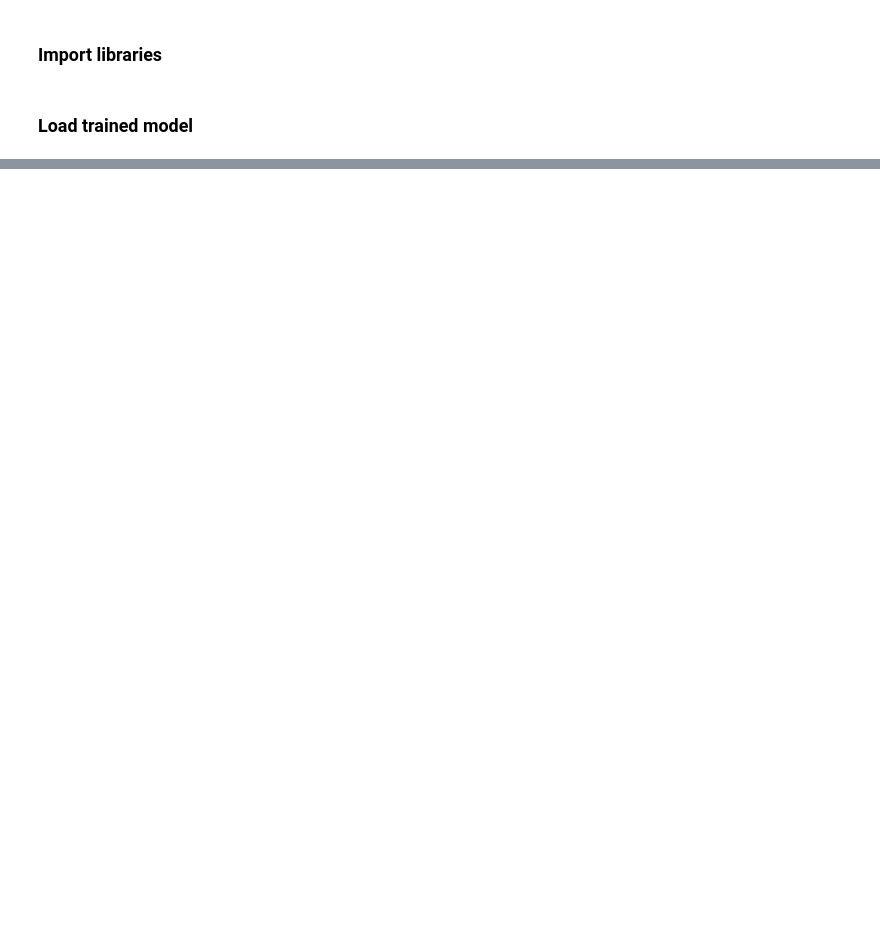
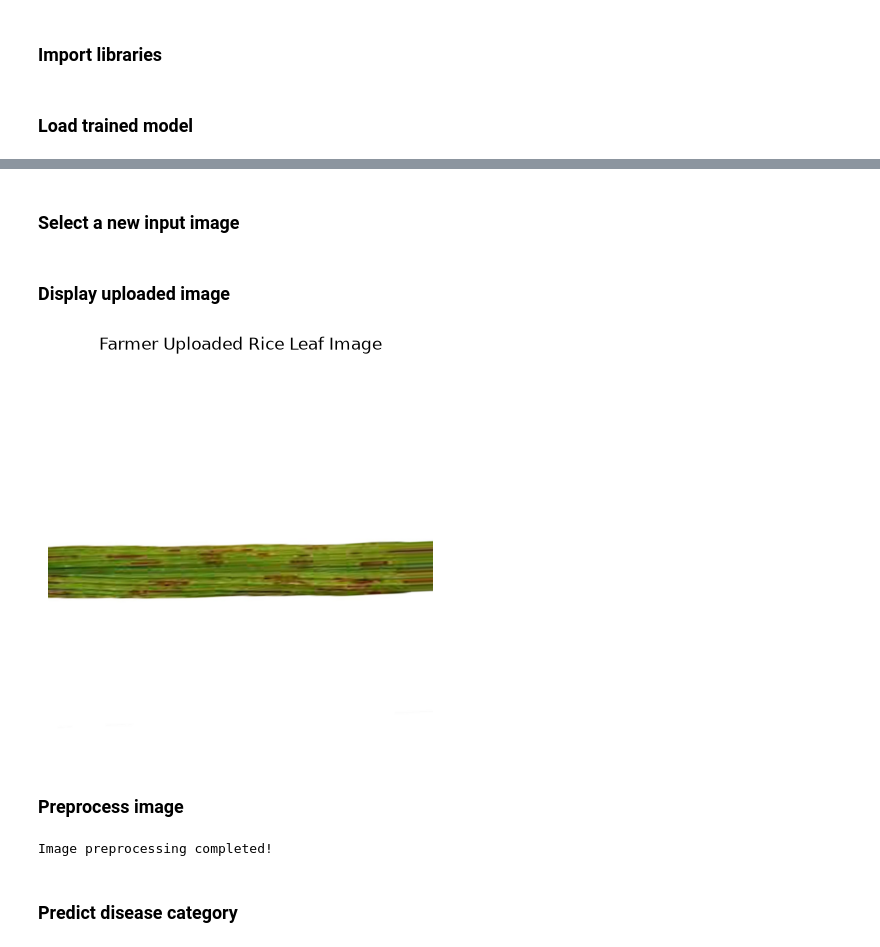
Before and after one commit to HimashMadushanka/AgriMind-AI-Agents, a Jupyter notebook: notebook/06_predict_image_and_llm.ipynb, the cells around one changed output, grey strips where cells are left out. Cells and saved outputs as stored; diff of their text form; code cells hidden in the pictures; blank space fills up the shorter version.

Commit message:
Predict disease category

```diff
--- a/notebook/06_predict_image_and_llm.ipynb
+++ b/notebook/06_predict_image_and_llm.ipynb
@@ -61,0 +65,54 @@ print("Device:", device)
+# %% [markdown]
+### Select a new input image
+# %%
+
+BROWN_SPOT_DIR = ROOT / "data" / "raw" / "brown_spot"
+BROWN_SPOT_IMAGES = sorted(BROWN_SPOT_DIR.glob("*.jpg"))
+assert BROWN_SPOT_IMAGES, f"No brown spot images found in {BROWN_SPOT_DIR}"
+NEW_IMAGE_PATH = BROWN_SPOT_IMAGES[0]
+
+assert NEW_IMAGE_PATH.exists(), (
+    f"Image not found: {NEW_IMAGE_PATH}"
+)
+
+print("Input image:", NEW_IMAGE_PATH)
+# %% [markdown]
+### Display uploaded image
+# %%
+
+import matplotlib.pyplot as plt
+
+with Image.open(NEW_IMAGE_PATH) as image:
+    input_image = image.convert("RGB")
+
+plt.figure(figsize=(6, 5))
+plt.imshow(input_image)
+plt.title("Farmer Uploaded Rice Leaf Image")
+plt.axis("off")
+plt.show()
+# %% [output]
+[figure, added]
+# %% [markdown]
+### Preprocess image
+# %%
+
+IMAGE_SIZE = checkpoint["image_size"]
+
+prediction_transform = transforms.Compose([
+    transforms.Resize((IMAGE_SIZE, IMAGE_SIZE)),
+    transforms.ToTensor(),
+    transforms.Normalize(
+        mean=checkpoint["mean"],
+        std=checkpoint["std"]
+    )
+])
+
+input_tensor = prediction_transform(
+    input_image
+).unsqueeze(0).to(device)
+
+print("Image preprocessing completed!")
+# %% [output]
+Image preprocessing completed!
+# %% [markdown]
+### Predict disease category
```
Also changed, not shown: parts of 2 cells of this notebook, 2 other files.
